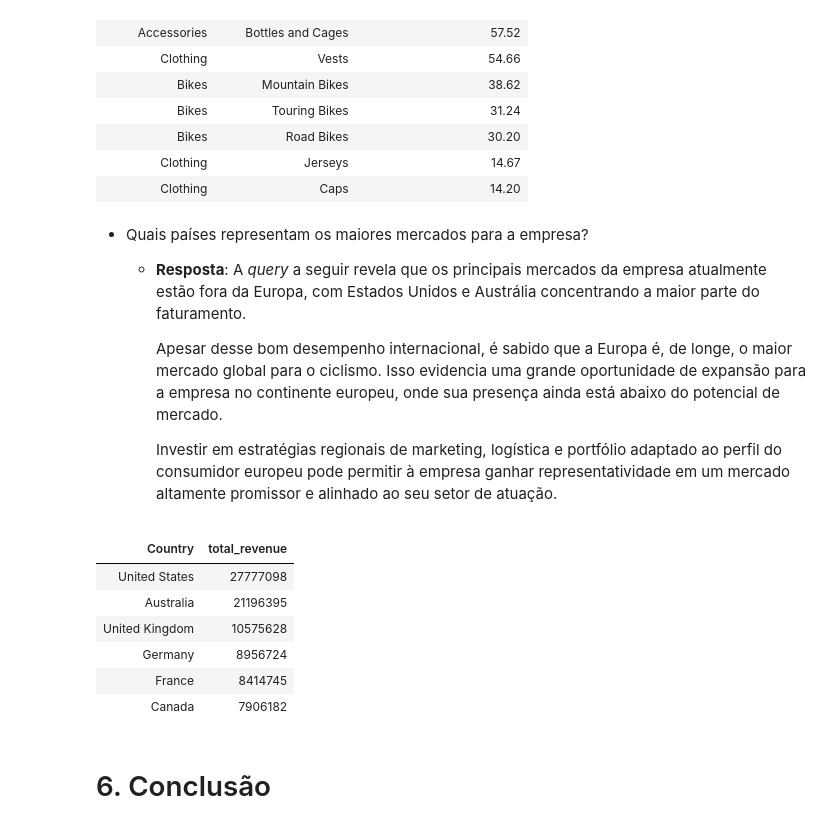
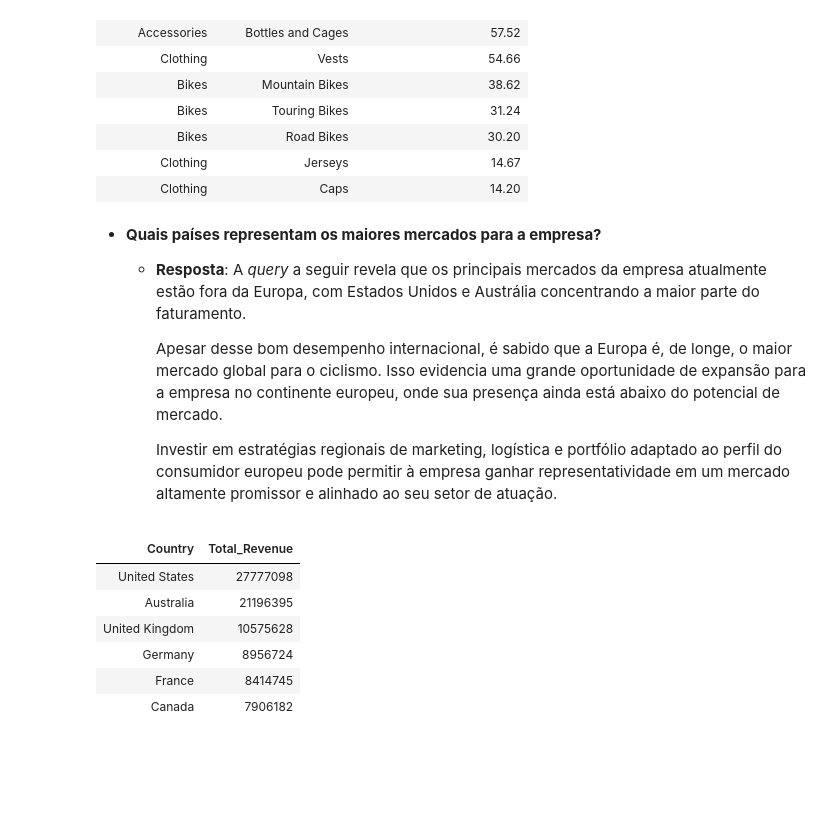
Before and after one commit to PedroABull/cycling_market_analysis, a Jupyter notebook: notebooks/MVP Engenharia de Dados - PedroABull.ipynb, the cells around one changed output. Cells and saved outputs as stored; diff of their text form; code cells hidden in the pictures; blank space fills up the shorter version.

```diff
--- a/notebooks/MVP Engenharia de Dados - PedroABull.ipynb
+++ b/notebooks/MVP Engenharia de Dados - PedroABull.ipynb
@@ -518,7 +486,7 @@ ORDER BY Margem_Percentual_Media DESC;
 | Clothing | Jerseys | 14.67 |
 | Clothing | Caps | 14.20 |
 # %% [markdown]
-- Quais países representam os maiores mercados para a empresa?
+- **Quais países representam os maiores mercados para a empresa?**
   - **Resposta**: A *query* a seguir revela que os principais mercados da empresa atualmente estão fora da Europa, com Estados Unidos e Austrália concentrando a maior parte do faturamento.
 
     Apesar desse bom desempenho internacional, é sabido que a Europa é, de longe, o maior mercado global para o ciclismo. Isso evidencia uma grande oportunidade de expansão para a empresa no continente europeu, onde sua presença ainda está abaixo do potencial de mercado.
@@ -526,24 +494,19 @@ ORDER BY Margem_Percentual_Media DESC;
     Investir em estratégias regionais de marketing, logística e portfólio adaptado ao perfil do consumidor europeu pode permitir à empresa ganhar representatividade em um mercado altamente promissor e alinhado ao seu setor de atuação.
 # %%
 %sql
--- Faturamento por país
 SELECT
-    dr.Country,
-    SUM(fs.Revenue) AS total_revenue
-FROM gold.FactSales fs
-JOIN gold.DimRegion dr
-  ON fs.ID_Region = dr.ID_Region
-GROUP BY
-    dr.Country
-ORDER BY
-    total_revenue DESC;
+    r.Country,
+    SUM(f.Revenue) AS Total_Revenue
+FROM gold.FactSales f
+JOIN gold.DimRegion r
+  ON f.ID_Region = r.ID_Region
+GROUP BY r.Country
+ORDER BY Total_Revenue DESC;
 # %% [output]
-| Country | total_revenue |
+| Country | Total_Revenue |
 | United States | 27777098 |
 | Australia | 21196395 |
 | United Kingdom | 10575628 |
 | Germany | 8956724 |
 | France | 8414745 |
 | Canada | 7906182 |
-# %% [markdown]
-# 6. Conclusão
```
Also changed, not shown: parts of 15 cells of this notebook.
